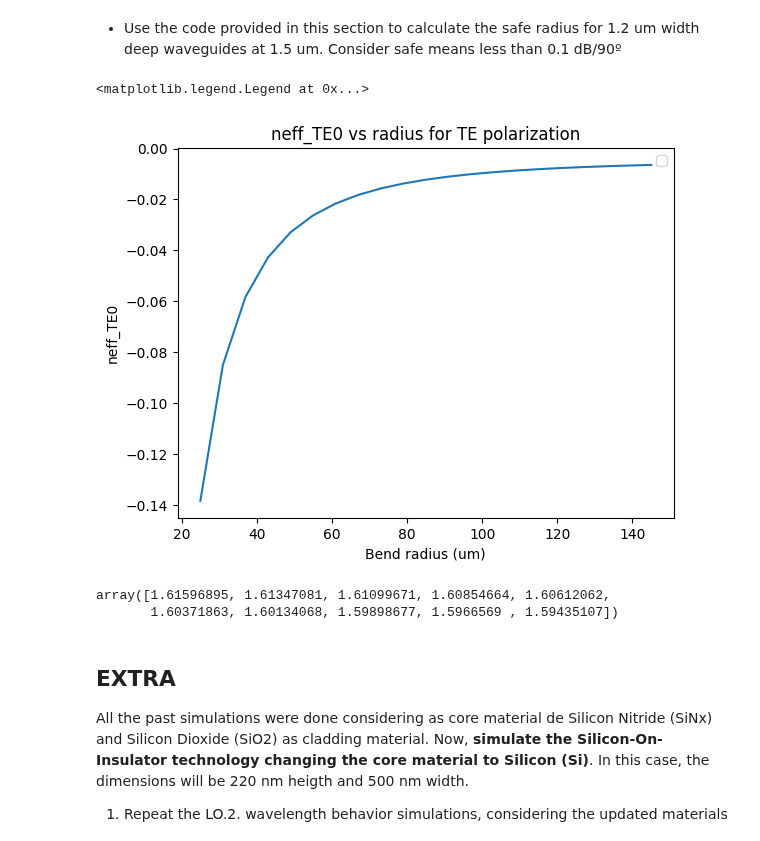
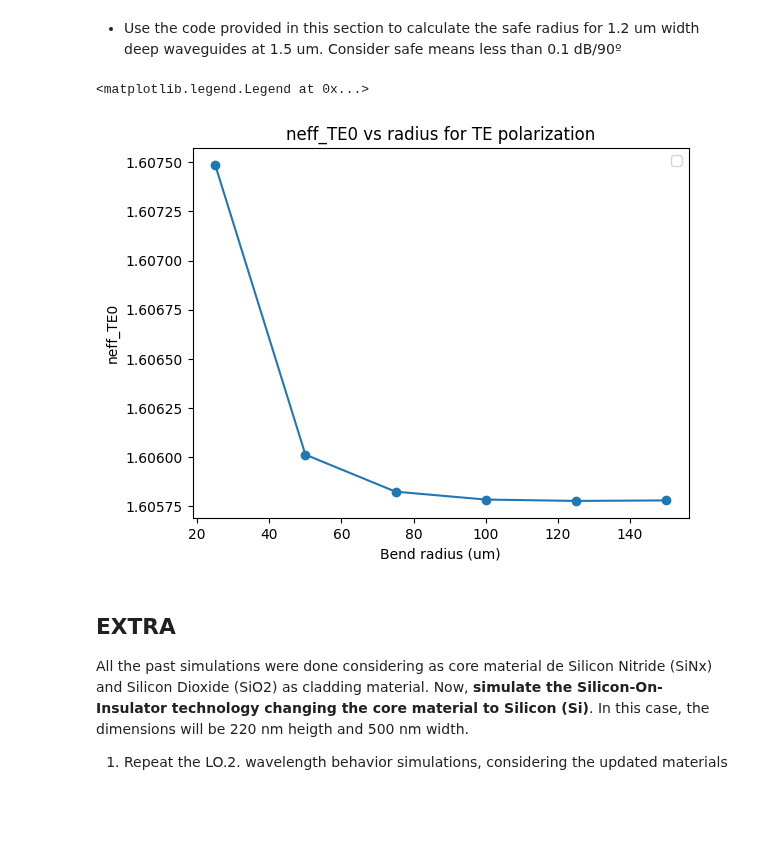
Before and after one commit to miiraandaa/cifoin-lab1, a Jupyter notebook: WAVEGUIDES_Student.ipynb, the cells around one changed output. Drawn from its saved outputs; the diff is of its cells as text; code cells hidden in the pictures; blank space fills up the shorter version.

```diff
--- a/WAVEGUIDES_Student.ipynb
+++ b/WAVEGUIDES_Student.ipynb
@@ -715,47 +708,44 @@ plt.legend()
 - Use the code provided in this section to calculate the safe radius for 1.2 um width deep waveguides at 1.5 um. Consider safe means less than 0.1 dB/90º
 # %%
 # – Bend waveguide radius vs. neff_TE0  – deep
-radio = np.arange(25.0, 150,6)
+radio = np.linspace(25.0, 150,6) #um
 
-mismatch = []
+neff = []
+
+#PARA CALCULAR LOS Neff EN 1500 Y 1600 para deep waveguide
 
 for R in radio:
 
     bend = gt.modes.Waveguide(
         wavelength=1550 * nm,
         core_width=1.2,
         slab_thickness=0.0,
         core_material='sin',
         clad_material='sio2',
         core_thickness=300 * nm,
         num_modes=1,
         cache_path='.cache/',
         precision='double',
         max_grid_scaling=1.2,
         grid_resolution=20,
         bend_radius=R, # Bend radius
     )
 
-    mm = gt.modes.sweep_bend_mismatch(bend, [R])
-    mismatch.append(mm[0])
+    neff.append(bend.n_eff.real)
+
 
 
 
 #neff hay que ponerlo en un bucle porque no se le puede meter un vector directamente.
 plt.title("neff_TE0 vs radius for TE polarization")
-plt.plot(radio,10*np.log10(mismatch))
+plt.plot(radio,neff,"-o")
 
 plt.xlabel("Bend radius (um)")
 plt.ylabel("neff_TE0")
 plt.legend()
 # %% [output]
 <matplotlib.legend.Legend at 0x...>
-[figure, old version]
+[figure, new version]
-# %%
-neff
-# %% [output]
-array([1.61596895, 1.61347081, 1.61099671, 1.60854664, 1.60612062,
-       1.60371863, 1.60134068, 1.59898677, 1.5966569 , 1.59435107])
 # %% [markdown]
 ## EXTRA
 
```
Also changed, not shown: parts of 13 cells of this notebook.
